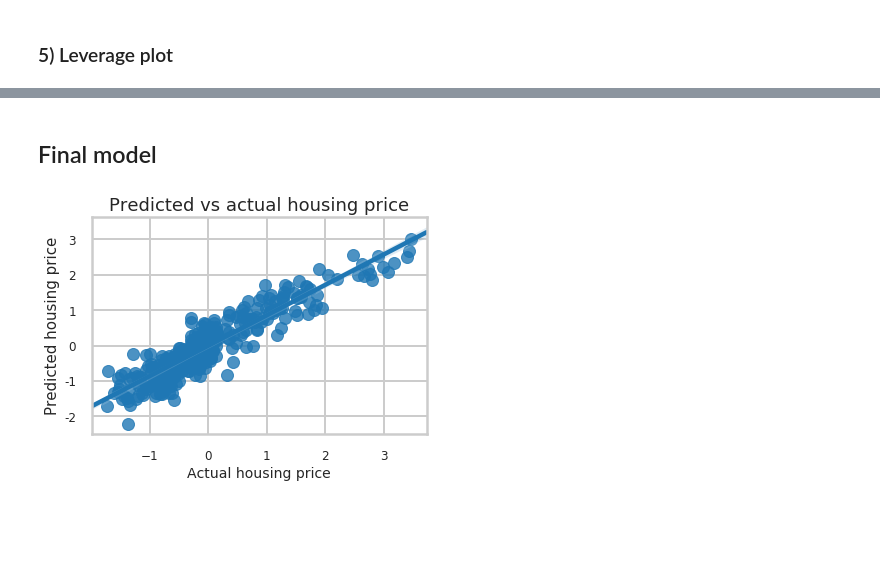
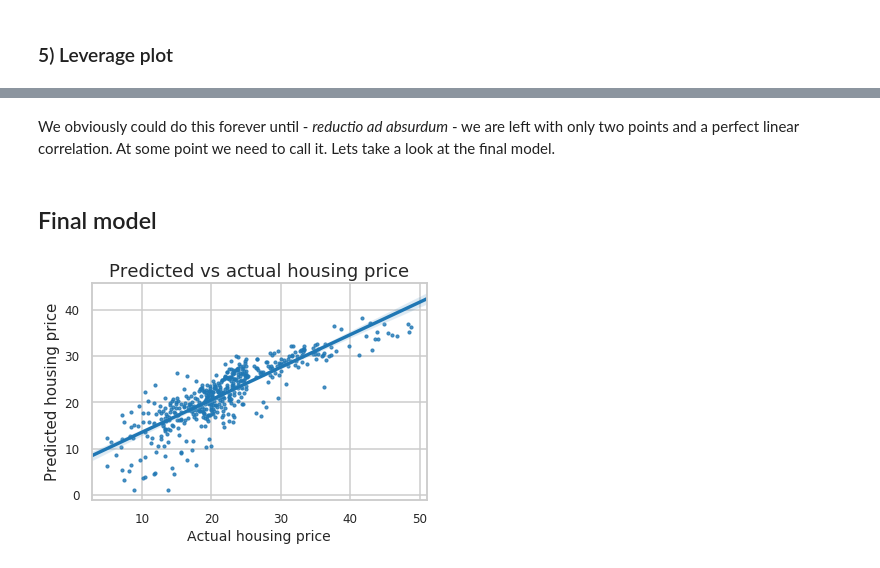
Before and after one commit to gperdrizet/linear_regression, a Jupyter notebook: Mini_Project_Linear_Regression.ipynb, the cells around one changed output, grey strips where cells are left out. Drawn from its saved outputs; the diff is of its cells as text; code cells hidden in the pictures; blank space fills up the shorter version.

```diff
--- a/Mini_Project_Linear_Regression.ipynb
+++ b/Mini_Project_Linear_Regression.ipynb
@@ -2032,0 +1488,3 @@ The second point is particularly troublesome. How much discarded data is too muc
+# %%
+plt.rc('font', size=12)
+fig = sm.graphics.plot_leverage_resid2(results_cleaned2)
@@ -2032,0 +1527,19 @@ The second point is particularly troublesome. How much discarded data is too muc
+# %%
+bos_cleaned3 = bos_cleaned2.drop([352,390,315,380,388,206])
+bos_cleaned3.reset_index(inplace=True)
+# %%
+features = models[models['F_val'] == models['F_val'].max()]['features'].tolist()[0]
+X_cleaned3 = bos_cleaned3[features].values
+Y_cleaned3 = bos_cleaned3['PRICE'].values
+model_cleaned3 = sm.OLS(Y_cleaned3, X_cleaned3)
+results_cleaned3 = model_cleaned3.fit()
+
+residuals_cleaned3 = Y_cleaned3 - results_cleaned3.fittedvalues
+values_cleaned3 = results_cleaned3.fittedvalues
+
+ax = sns.regplot(y=residuals_cleaned3, x=values_cleaned3, fit_reg=True, scatter_kws={'s':10})
+ax.tick_params(labelsize=12)
+ax.set_title('RSS vs fitted values', fontsize=18)
+ax.set_xlabel('Predicted housing price', fontsize=14)
+ax.set_ylabel('RSS', fontsize=15)
+ax.yaxis.set_major_formatter(FormatStrFormatter('%.0f'))
@@ -2032,0 +1553,3 @@ The second point is particularly troublesome. How much discarded data is too muc
+# %%
+plt.rc('font', size=12)
+fig = sm.graphics.plot_leverage_resid2(results_cleaned3)
@@ -2033,11 +1597,13 @@ The second point is particularly troublesome. How much discarded data is too muc
+# %% [markdown]
+We obviously could do this forever until - <i>reductio ad absurdum</i> - we are left with only two points and a perfect linear correlation. At some point we need to call it. Lets take a look at the final model.
 # %% [markdown]
 ## Final model
 # %%
-ax = sns.regplot(y=values, x=Y, fit_reg = True)
+ax = sns.regplot(y=values_cleaned3, x=Y_cleaned3, fit_reg=True, scatter_kws={'s':10})
 ax.tick_params(labelsize=12)
 ax.set_title('Predicted vs actual housing price', fontsize=18)
 ax.set_xlabel('Actual housing price', fontsize=14)
 ax.set_ylabel('Predicted housing price', fontsize=15)
 ax.yaxis.set_major_formatter(FormatStrFormatter('%.0f'))
 # %% [output]
-[figure, old version]
+[figure, new version]
```
Also changed, not shown: parts of 129 cells of this notebook.
